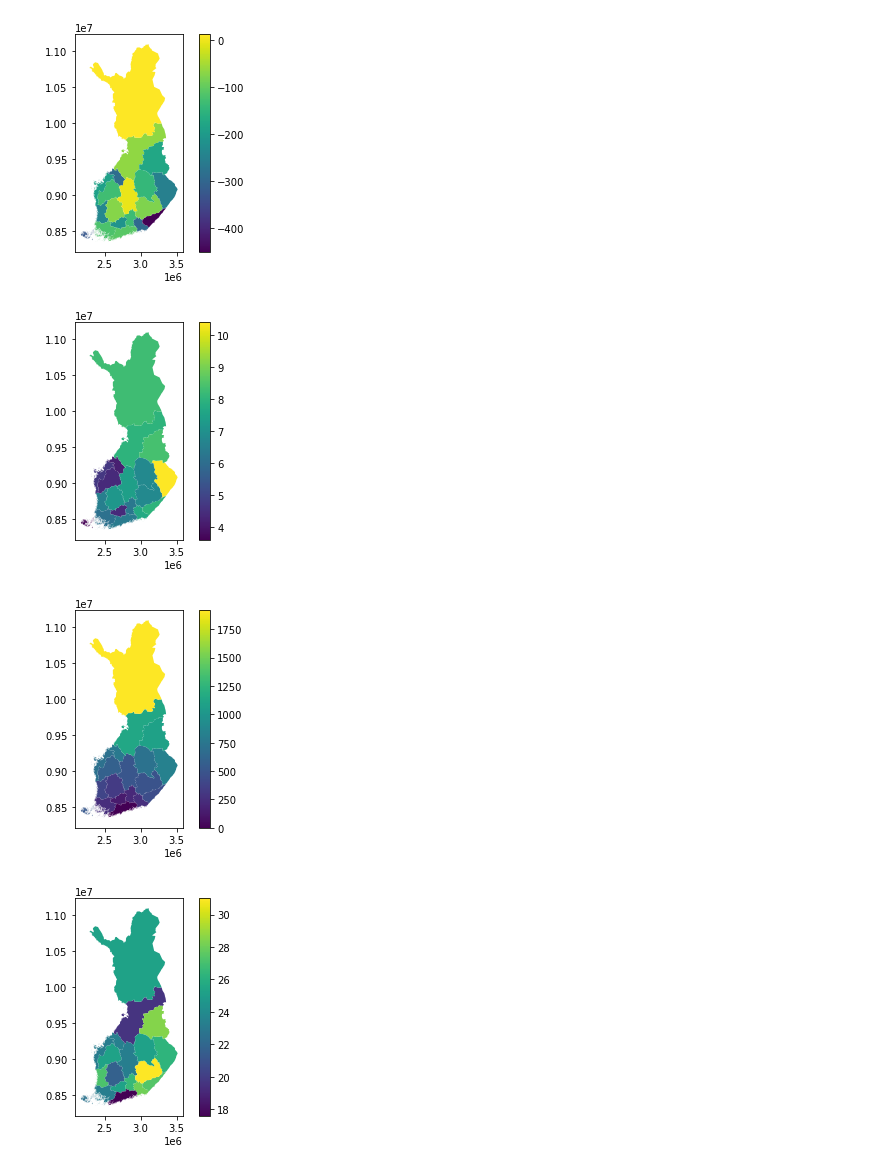
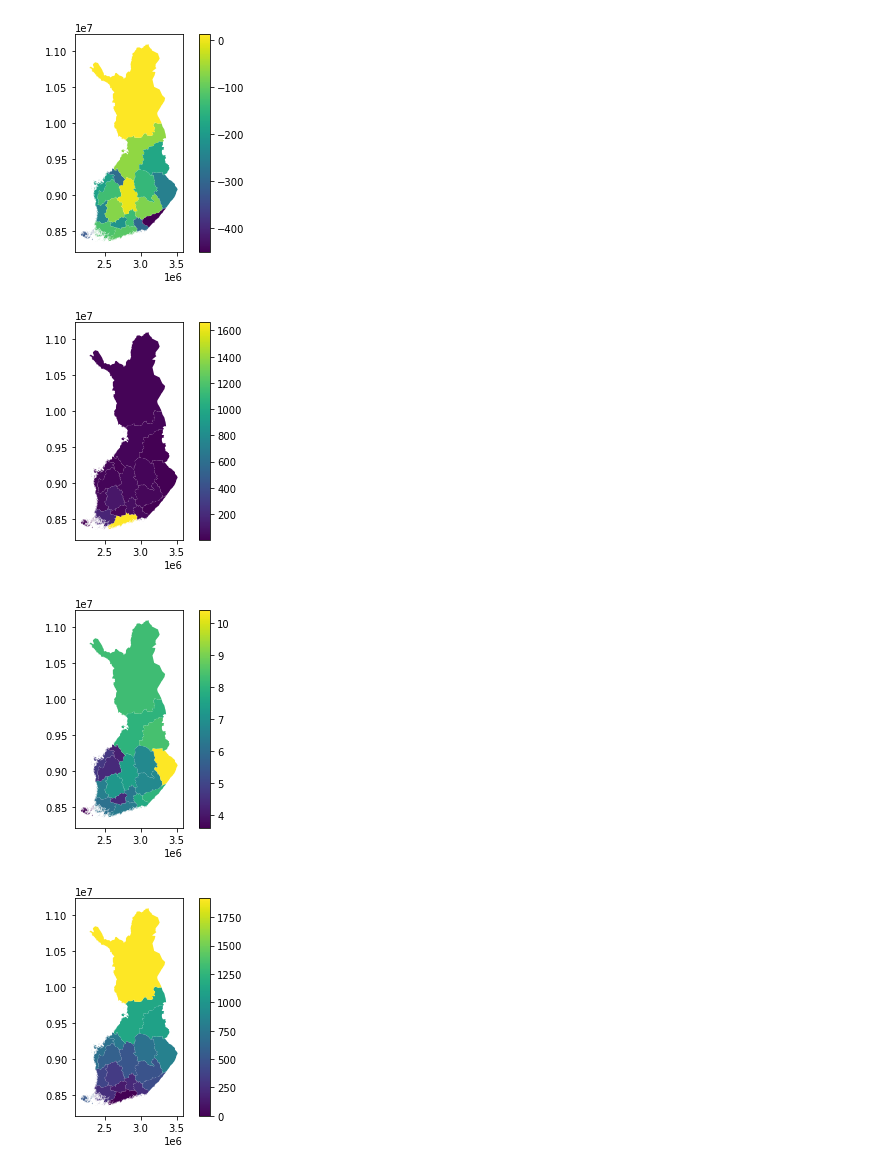
Before and after one commit to bryanvallejo16/mobility_estonia_to_finland, a Jupyter notebook: 3_Aggregation_independent_variables_Finland.ipynb, the cells around one changed output. Drawn from its saved outputs; the diff is of its cells as text; code cells hidden in the pictures.

```diff
--- a/3_Aggregation_independent_variables_Finland.ipynb
+++ b/3_Aggregation_independent_variables_Finland.ipynb
@@ -102,11 +105,12 @@ fi.head()
 | 3 | South Ostrobothnia | MK14 | Etelä-Pohjanmaa | 64.0 | 47.0 | 20.0 | 37.0 | 28.0 | -128.571429 | LINESTRING (2566993.962289686 903... | ... |
 | 4 | Ostrobothnia | MK15 | Pohjanmaa | 92.0 | 40.0 | 22.0 | 32.0 | 32.0 | -187.500000 | LINESTRING (2466478.997191412 912... | ... |
 # %%
-fi = fi[['from_est_to', 'eng_name', 'reg_code', 'rate', 'unem_%19', 'gdp_eur', 'dist', 'pop%65',  '%male', 'geometry']]
+fi = fi[['from_est_to', 'eng_name', 'reg_code', 'rate', 'im_2019', 'unem_%19', 'gdp_eur', 'dist', 'pop%65',  '%male', 'geometry']]
 
 fi = fi.rename(columns={'rate': 'im%_rate', 'dist':'proxkm' })
 # %%
 fi.plot(column = 'im%_rate', legend=True)
+fi.plot(column = 'im_2019', legend=True)
 fi.plot(column = 'unem_%19', legend=True)
 fi.plot(column = 'proxkm', legend=True)
 fi.plot(column = 'pop%65', legend=True)
@@ -122,4 +126,4 @@ fi.head()
 [figure]
-[figure, old version]
+[figure, new version]
-[figure, old version]
+[figure, new version]
-[figure, old version]
+[figure, new version]
```
Also changed, not shown: parts of 3 cells of this notebook, 2 other files.
